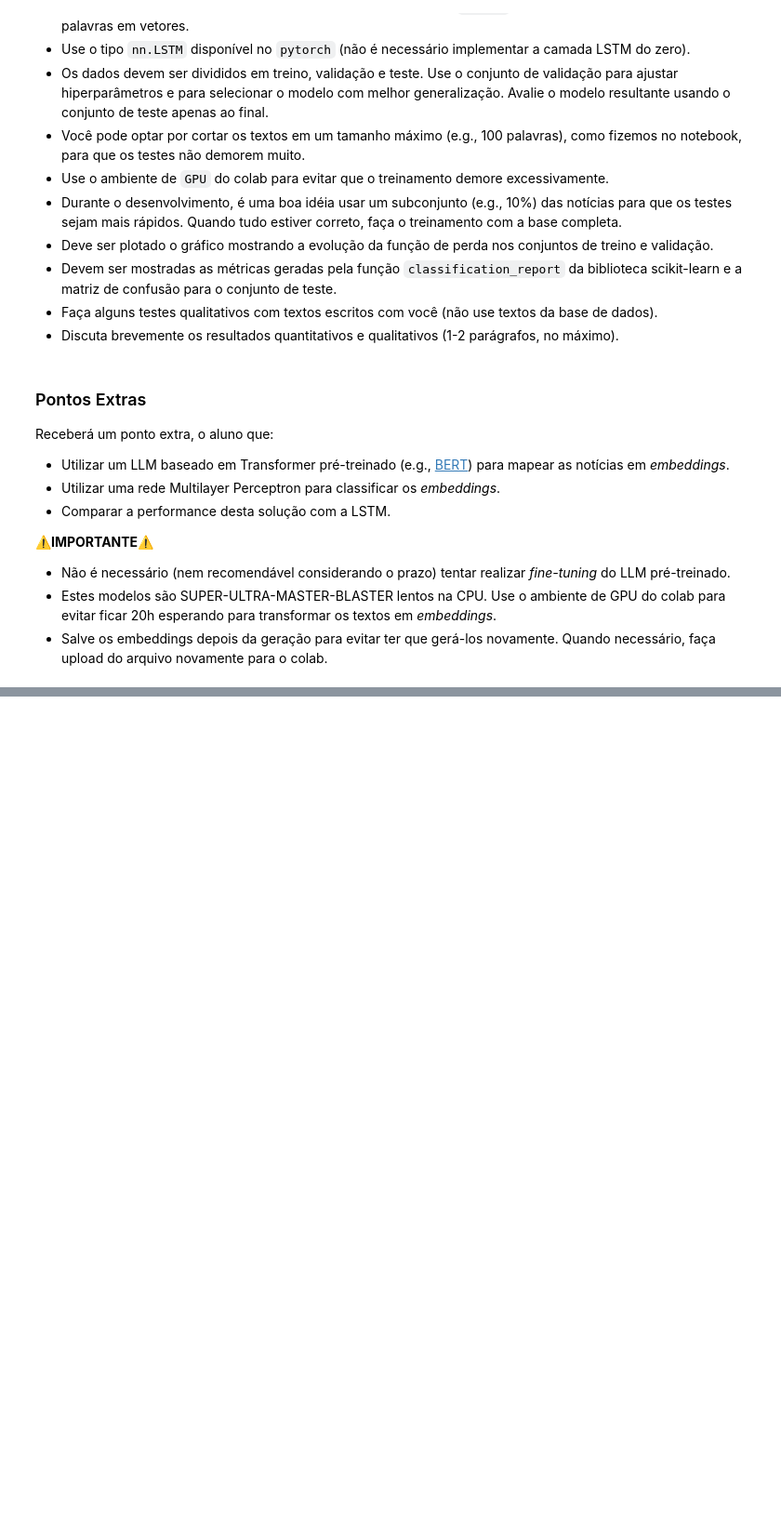
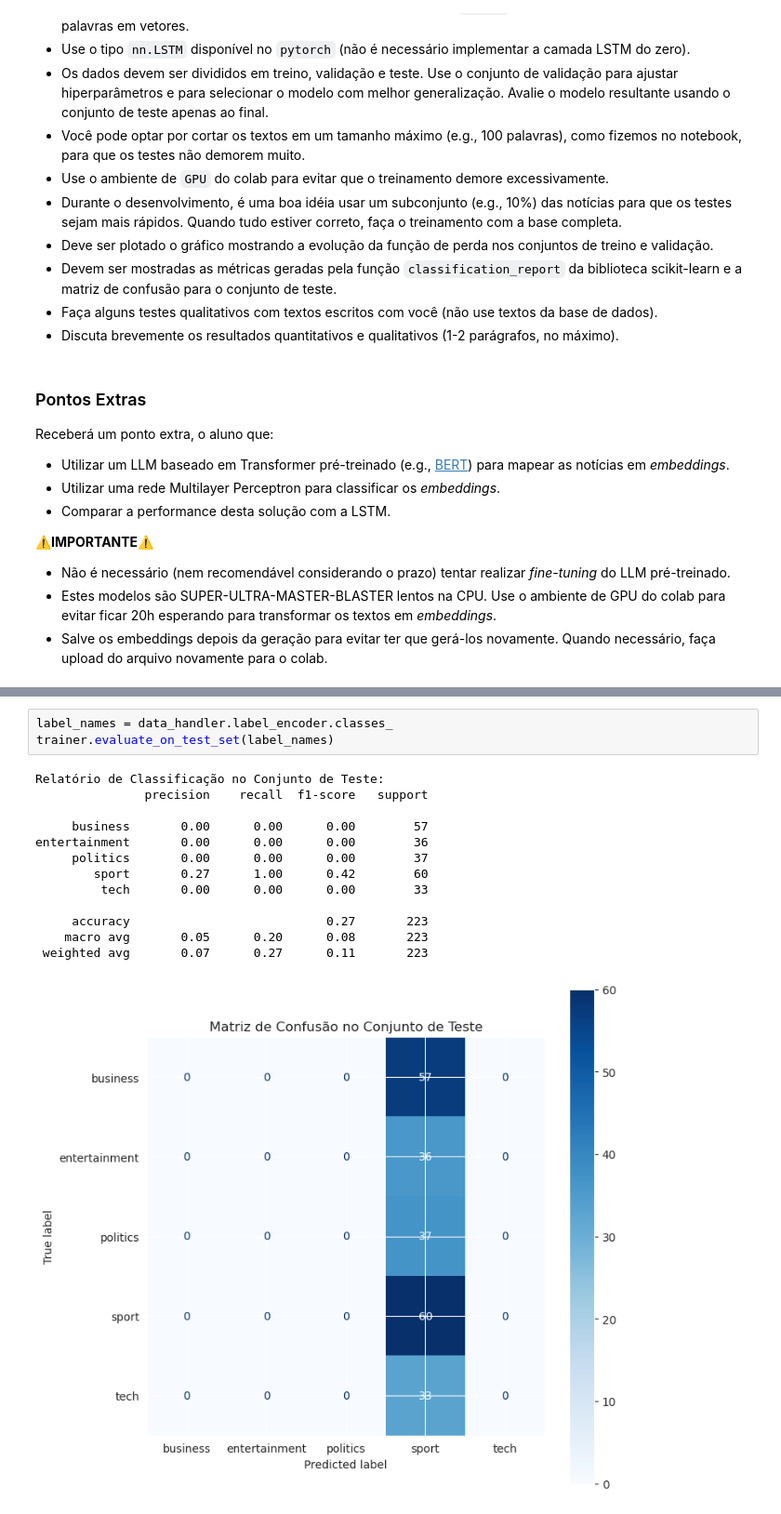
Before and after one commit to hygo2025/rna, a Jupyter notebook: src/trabalhos/03/T3_lstm.ipynb, the cells around one changed output, grey strips where cells are left out. Shown: that part at 93% size. Drawn from its saved outputs; the diff is of its cells as text; blank space fills up the shorter version.

```diff
--- a/src/trabalhos/03/T3_lstm.ipynb
+++ b/src/trabalhos/03/T3_lstm.ipynb
@@ -44,0 +435,17 @@ Receberá um ponto extra, o aluno que:
+# %%
+label_names = data_handler.label_encoder.classes_
+trainer.evaluate_on_test_set(label_names)
+# %% [output]
+Relatório de Classificação no Conjunto de Teste:
+               precision    recall  f1-score   support
+
+     business       0.00      0.00      0.00        57
+entertainment       0.00      0.00      0.00        36
+     politics       0.00      0.00      0.00        37
+        sport       0.27      1.00      0.42        60
+         tech       0.00      0.00      0.00        33
+
+     accuracy                           0.27       223
+    macro avg       0.05      0.20      0.08       223
+ weighted avg       0.07      0.27      0.11       223
+[figure, added]
```
Also changed, not shown: parts of 22 cells of this notebook, 5 other files.
